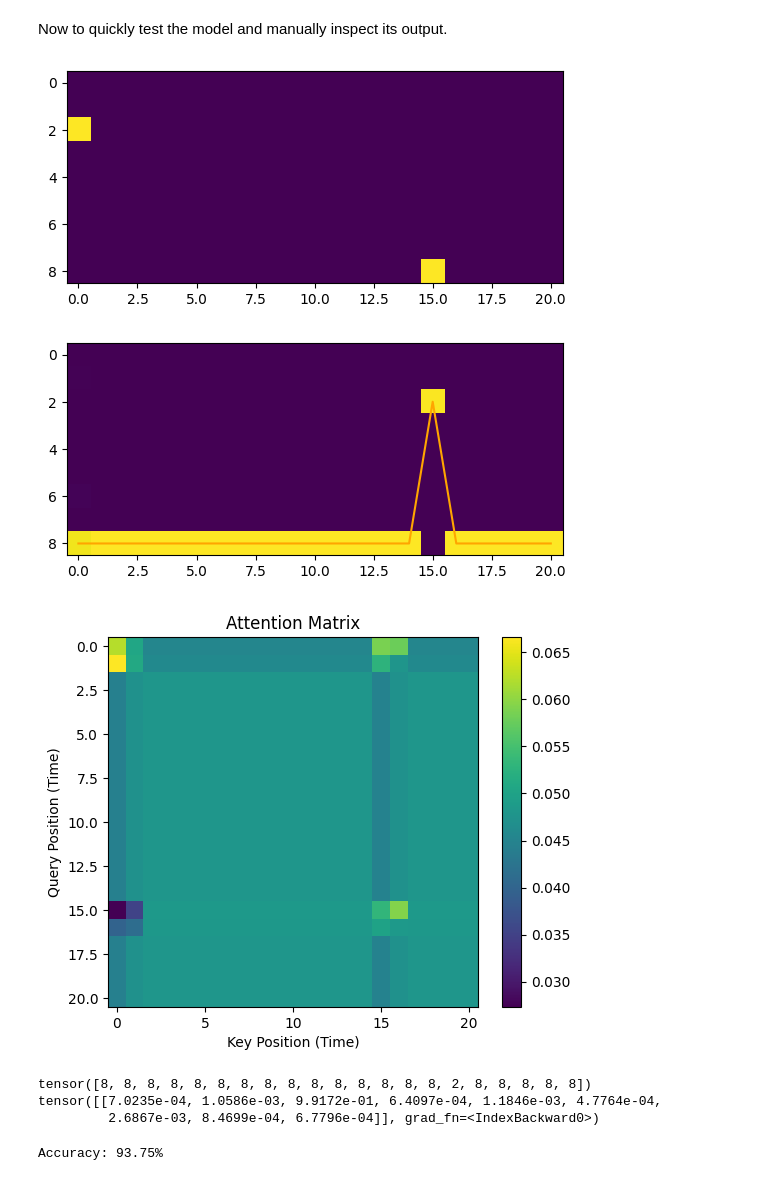
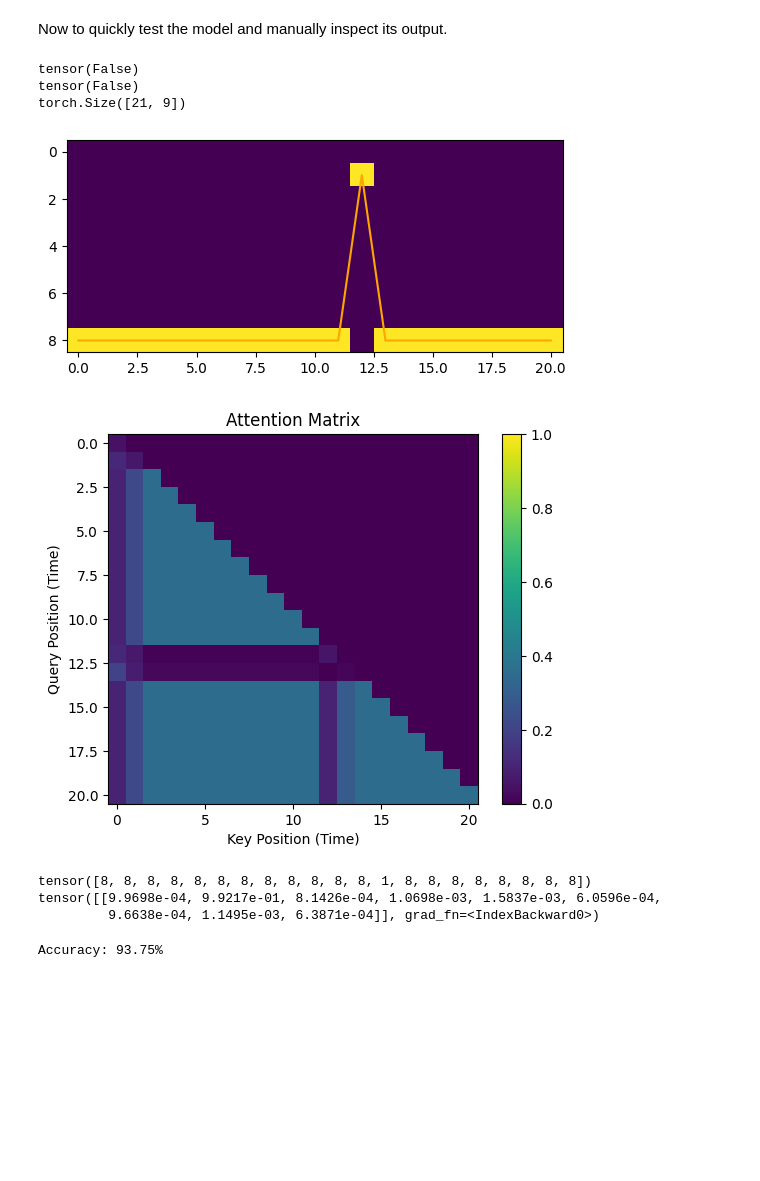
Before and after one commit to IanPTan/MoPeA, a Jupyter notebook: src/odr_test.ipynb, the cells around one changed output. Saved outputs shown, nothing was run; the diff lists cells and outputs as text; code cells hidden in the pictures; blank space fills up the shorter version.

```diff
--- a/src/odr_test.ipynb
+++ b/src/odr_test.ipynb
@@ -166,47 +166,62 @@ plt.show()
 # %% [markdown]
 Now to quickly test the model and manually inspect its output.
+# %%
+EXAMPLE_INDEX = -1
 # %%
-EXAMPLE_INDEX = 34
+EXAMPLE_INDEX += 1
+#EXAMPLE_INDEX = 0
 
 x, labels = dataset[EXAMPLE_INDEX]
 x = x.unsqueeze(0)
 labels = labels.unsqueeze(0)
 
 model.eval()
 y, _, _, _, _, q, k, v = model(x)
 
 q_sample = q[0].detach()[0]
 k_sample = k[0].detach()[0]
+q_mag = pt.norm(q_sample, dim=-1, keepdim=True)
+k_mag = pt.norm(k_sample, dim=-1, keepdim=True)
+q_normalized = q_sample / (q_mag + 1e-8)
+k_normalized = k_sample / (k_mag + 1e-8)
+print((q_normalized.norm(dim=-1, keepdim=True) == 1).all())
+print((k_normalized.norm(dim=-1, keepdim=True) == 1).all())
 d_k = q_sample.shape[-1]
 
-scores = pt.matmul(q_sample, k_sample.transpose(-1, -2)) / (d_k ** 0.5)
-#mask = pt.tril(pt.ones_like(scores))
+print(x[0].shape)
+#scores = pt.matmul(q_sample, k_sample..T) / (d_k ** 0.5)
+scores = pt.matmul(q_normalized, k_normalized.T)
+mask = pt.tril(pt.ones_like(scores))
 #scores = scores.masked_fill(mask == 0, float('-inf'))
-att_matrix = pt.softmax(scores, dim=-1)
+scores = scores.masked_fill(mask == 0, 0)
+#att_matrix = pt.softmax(scores, dim=-1)
+att_matrix = scores.abs()
 
-plt.imshow(x[0].T)
-plt.show()
+#plt.imshow(x[0].T)
+#plt.show()
 
 plt.imshow(y[0].detach().T)
 plt.plot(labels[0], color="orange")
 plt.show()
 
-plt.imshow(att_matrix)
+plt.imshow(att_matrix, vmin=0, vmax=1)
 plt.colorbar()
 plt.title("Attention Matrix")
 plt.xlabel("Key Position (Time)")
 plt.ylabel("Query Position (Time)")
 plt.show()
 
 print(labels[0])
 print(y[0][labels[0]!=labels.max()])
 # %% [output]
+tensor(False)
+tensor(False)
+torch.Size([21, 9])
-[figure, old version]
+[figure, new version]
-[figure, old version]
+[figure, new version]
-[figure, removed]
-tensor([8, 8, 8, 8, 8, 8, 8, 8, 8, 8, 8, 8, 8, 8, 8, 2, 8, 8, 8, 8, 8])
-tensor([[7.0235e-04, 1.0586e-03, 9.9172e-01, 6.4097e-04, 1.1846e-03, 4.7764e-04,
-         2.6867e-03, 8.4699e-04, 6.7796e-04]], grad_fn=<IndexBackward0>)
+tensor([8, 8, 8, 8, 8, 8, 8, 8, 8, 8, 8, 8, 1, 8, 8, 8, 8, 8, 8, 8, 8])
+tensor([[9.9698e-04, 9.9217e-01, 8.1426e-04, 1.0698e-03, 1.5837e-03, 6.0596e-04,
+         9.6638e-04, 1.1495e-03, 6.3871e-04]], grad_fn=<IndexBackward0>)
 # %%
 num_correct = 0
 for sample_id in range(len(dataset)):
```
Also changed, not shown: parts of 3 cells of this notebook.
